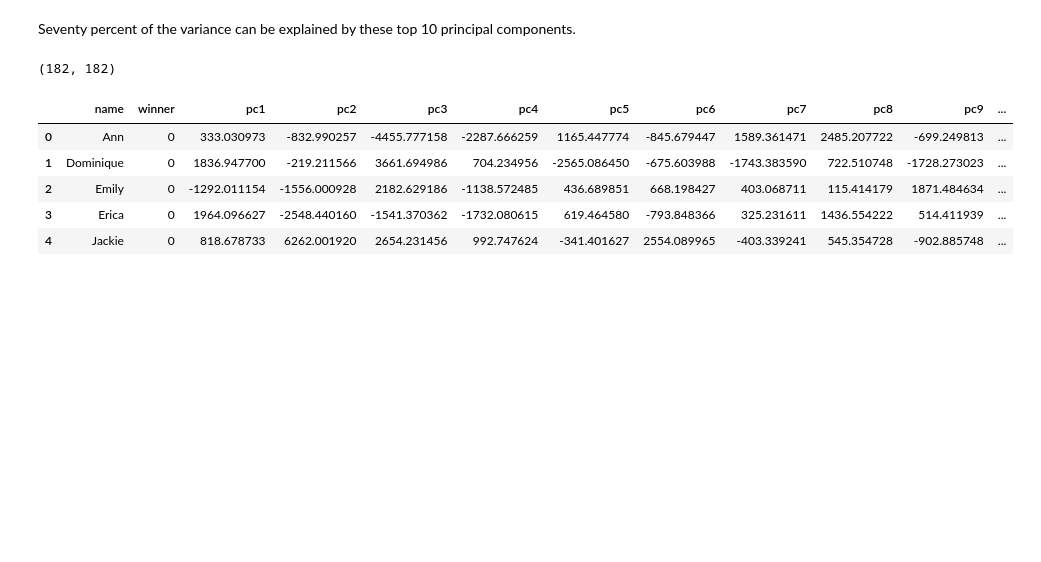
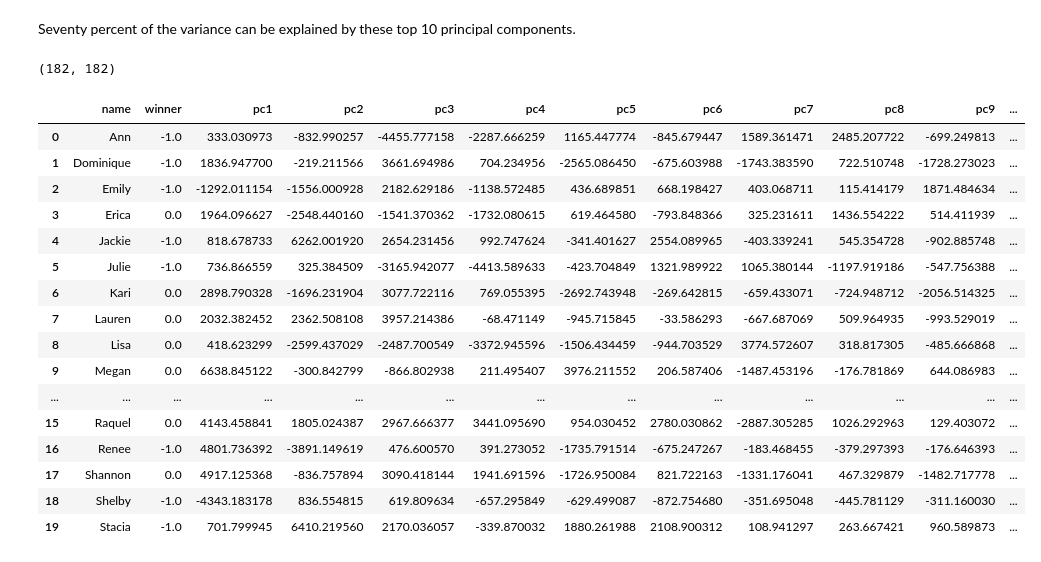
Before and after one commit to dcusworth/WAR_of_the_Roses, a Jupyter notebook: Final Project -- Images.ipynb, the cells around one changed output. Cells and saved outputs as stored; diff of their text form; code cells hidden in the pictures; blank space fills up the shorter version.

```diff
--- a/Final Project -- Images.ipynb
+++ b/Final Project -- Images.ipynb
@@ -634,24 +646,52 @@ Seventy percent of the variance can be explained by these top 10 principal compo
 len(Xvec[0:182,i]),len(allNames)
 # %% [output]
 (182, 182)
+# %%
+##season winners
+win_ind = [46,52,81,106,129,181]
+
+##first runners up
+run_ind = [10,43,50,92,119,140,157]
+
+##eliminated round 1
+season13elim = [0,1,2,4,5,13,16,18,19,21]
+season14elim = [22,26,27,31,33,37,38,41,42,44]
+season15elim = [48,51,53,55,58,59,62,69,70,71]
+season16elim = [75,77,82,86,93,99]
+season17elim = [103,104,111,113,115,116]
+season18elim = [151,149,146,142,135,134,133,130,126]
+season19elim = [153,158,160,167,169,172,173,175]
+
+elim_ind = np.concatenate([season13elim,season14elim,season15elim,season16elim,season17elim,season18elim,season19elim])
 # %%
-winners = np.zeros((len(allNames),))
-winners[[46,52,81,106,129,181]] = [1,1,1,1,1,1]
-
-runnersup = [10,43,50,92,119,140,157]
-winners[runnersup] = [.5,.5,.5,.5,.5,.5,.5]
+##AFTER the PCA process, we add success labels
+winners = np.zeros((len(allNames),)) # 0: all others
+winners[win_ind] = [1,1,1,1,1,1] #1: season winners
+winners[run_ind] = [.5,.5,.5,.5,.5,.5,.5] #0.5: runners up
+winners[elim_ind] = [-1,-1,-1,-1,-1,-1,-1] #-1: elim first week
 
 df = pd.DataFrame({"name":allNames,"winner":winners})
 for i in range(pca.explained_variance_ratio_.shape[0]):
     df["pc%i" % (i+1)] = Xvec[0:182,i]
-df.head()
+df.head(20)
 # %% [output]
 |  | name | winner | pc1 | pc2 | pc3 | pc4 | pc5 | pc6 | pc7 | pc8 | pc9 | ... |
-| 0 | Ann | 0 | 333.030973 | -832.990257 | -4455.777158 | -2287.666259 | 1165.447774 | -845.679447 | 1589.361471 | 2485.207722 | -699.249813 | ... |
-| 1 | Dominique | 0 | 1836.947700 | -219.211566 | 3661.694986 | 704.234956 | -2565.086450 | -675.603988 | -1743.383590 | 722.510748 | -1728.273023 | ... |
-| 2 | Emily | 0 | -1292.011154 | -1556.000928 | 2182.629186 | -1138.572485 | 436.689851 | 668.198427 | 403.068711 | 115.414179 | 1871.484634 | ... |
-| 3 | Erica | 0 | 1964.096627 | -2548.440160 | -1541.370362 | -1732.080615 | 619.464580 | -793.848366 | 325.231611 | 1436.554222 | 514.411939 | ... |
-| 4 | Jackie | 0 | 818.678733 | 6262.001920 | 2654.231456 | 992.747624 | -341.401627 | 2554.089965 | -403.339241 | 545.354728 | -902.885748 | ... |
+| 0 | Ann | -1.0 | 333.030973 | -832.990257 | -4455.777158 | -2287.666259 | 1165.447774 | -845.679447 | 1589.361471 | 2485.207722 | -699.249813 | ... |
+| 1 | Dominique | -1.0 | 1836.947700 | -219.211566 | 3661.694986 | 704.234956 | -2565.086450 | -675.603988 | -1743.383590 | 722.510748 | -1728.273023 | ... |
+| 2 | Emily | -1.0 | -1292.011154 | -1556.000928 | 2182.629186 | -1138.572485 | 436.689851 | 668.198427 | 403.068711 | 115.414179 | 1871.484634 | ... |
+| 3 | Erica | 0.0 | 1964.096627 | -2548.440160 | -1541.370362 | -1732.080615 | 619.464580 | -793.848366 | 325.231611 | 1436.554222 | 514.411939 | ... |
+| 4 | Jackie | -1.0 | 818.678733 | 6262.001920 | 2654.231456 | 992.747624 | -341.401627 | 2554.089965 | -403.339241 | 545.354728 | -902.885748 | ... |
+| 5 | Julie | -1.0 | 736.866559 | 325.384509 | -3165.942077 | -4413.589633 | -423.704849 | 1321.989922 | 1065.380144 | -1197.919186 | -547.756388 | ... |
+| 6 | Kari | 0.0 | 2898.790328 | -1696.231904 | 3077.722116 | 769.055395 | -2692.743948 | -269.642815 | -659.433071 | -724.948712 | -2056.514325 | ... |
+| 7 | Lauren | 0.0 | 2032.382452 | 2362.508108 | 3957.214386 | -68.471149 | -945.715845 | -33.586293 | -667.687069 | 509.964935 | -993.529019 | ... |
+| 8 | Lisa | 0.0 | 418.623299 | -2599.437029 | -2487.700549 | -3372.945596 | -1506.434459 | -944.703529 | 3774.572607 | 318.817305 | -485.666868 | ... |
+| 9 | Megan | 0.0 | 6638.845122 | -300.842799 | -866.802938 | 211.495407 | 3976.211552 | 206.587406 | -1487.453196 | -176.781869 | 644.086983 | ... |
+| ... | ... | ... | ... | ... | ... | ... | ... | ... | ... | ... | ... | ... |
+| 15 | Raquel | 0.0 | 4143.458841 | 1805.024387 | 2967.666377 | 3441.095690 | 954.030452 | 2780.030862 | -2887.305285 | 1026.292963 | 129.403072 | ... |
+| 16 | Renee | -1.0 | 4801.736392 | -3891.149619 | 476.600570 | 391.273052 | -1735.791514 | -675.247267 | -183.468455 | -379.297393 | -176.646393 | ... |
+| 17 | Shannon | 0.0 | 4917.125368 | -836.757894 | 3090.418144 | 1941.691596 | -1726.950084 | 821.722163 | -1331.176041 | 467.329879 | -1482.717778 | ... |
+| 18 | Shelby | -1.0 | -4343.183178 | 836.554815 | 619.809634 | -657.295849 | -629.499087 | -872.754680 | -351.695048 | -445.781129 | -311.160030 | ... |
+| 19 | Stacia | -1.0 | 701.799945 | 6410.219560 | 2170.036057 | -339.870032 | 1880.261988 | 2108.900312 | 108.941297 | 263.667421 | 960.589873 | ... |
 # %%
 import seaborn as sns
 sns.set_style("whitegrid")
```
Also changed, not shown: parts of 7 cells of this notebook.
